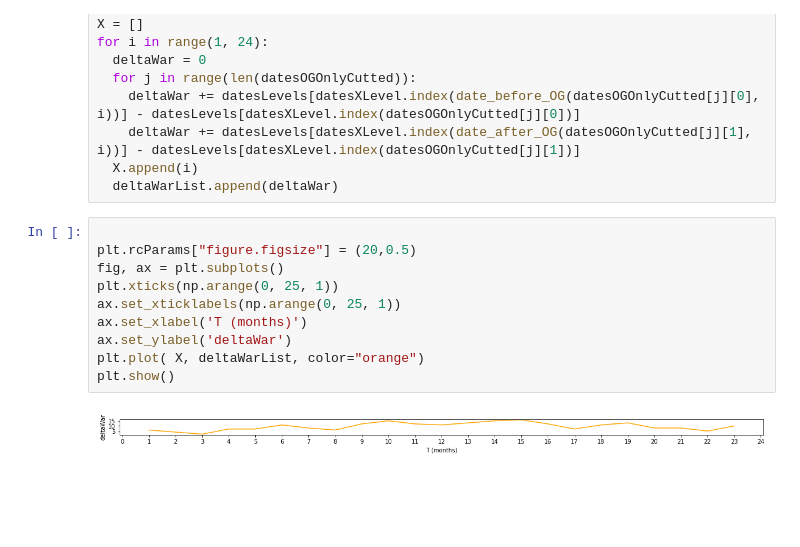
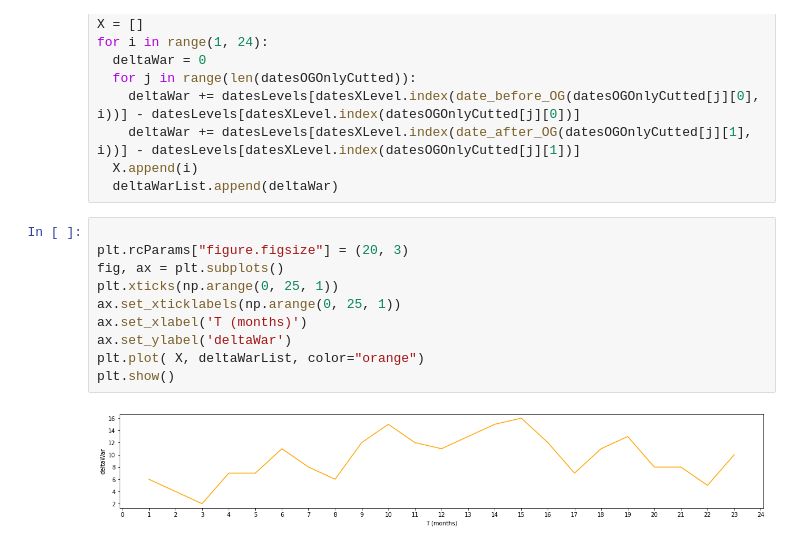
Before and after one commit to componavt/wd_book, a Jupyter notebook: programming_tasks/type_of_sport/WarEndsWhenOGstarts.ipynb, the cells around one changed output. Drawn from its saved outputs; the diff is of its cells as text; blank space fills up the shorter version.

Commit message:
make bigger y scale, deltaWar chart

```diff
--- a/programming_tasks/type_of_sport/WarEndsWhenOGstarts.ipynb
+++ b/programming_tasks/type_of_sport/WarEndsWhenOGstarts.ipynb
@@ -266,13 +266,13 @@ for i in range(1, 24):
   deltaWarList.append(deltaWar)
 # %%
 
-plt.rcParams["figure.figsize"] = (20,0.5)
+plt.rcParams["figure.figsize"] = (20, 3)
 fig, ax = plt.subplots()
 plt.xticks(np.arange(0, 25, 1))
 ax.set_xticklabels(np.arange(0, 25, 1))
 ax.set_xlabel('T (months)')
 ax.set_ylabel('deltaWar')
 plt.plot( X, deltaWarList, color="orange")
 plt.show()
 # %% [output]
-[figure, old version]
+[figure, new version]
```
Also changed, not shown: parts of 1 cell of this notebook.
